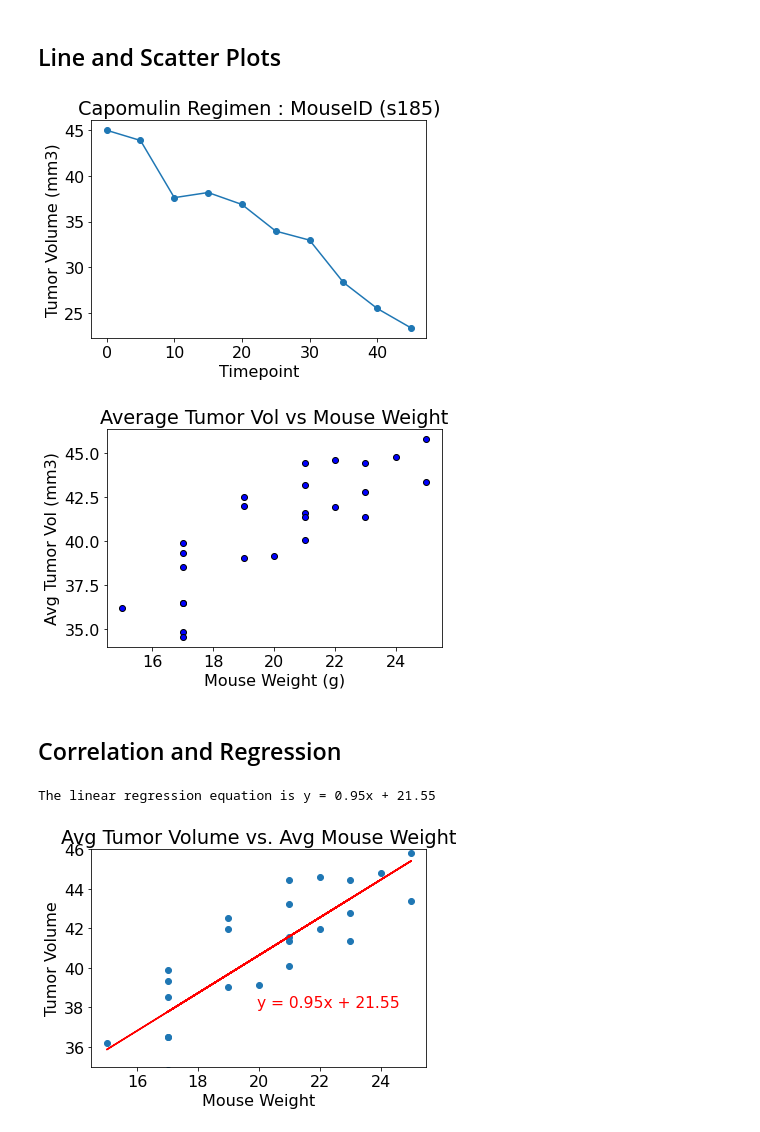
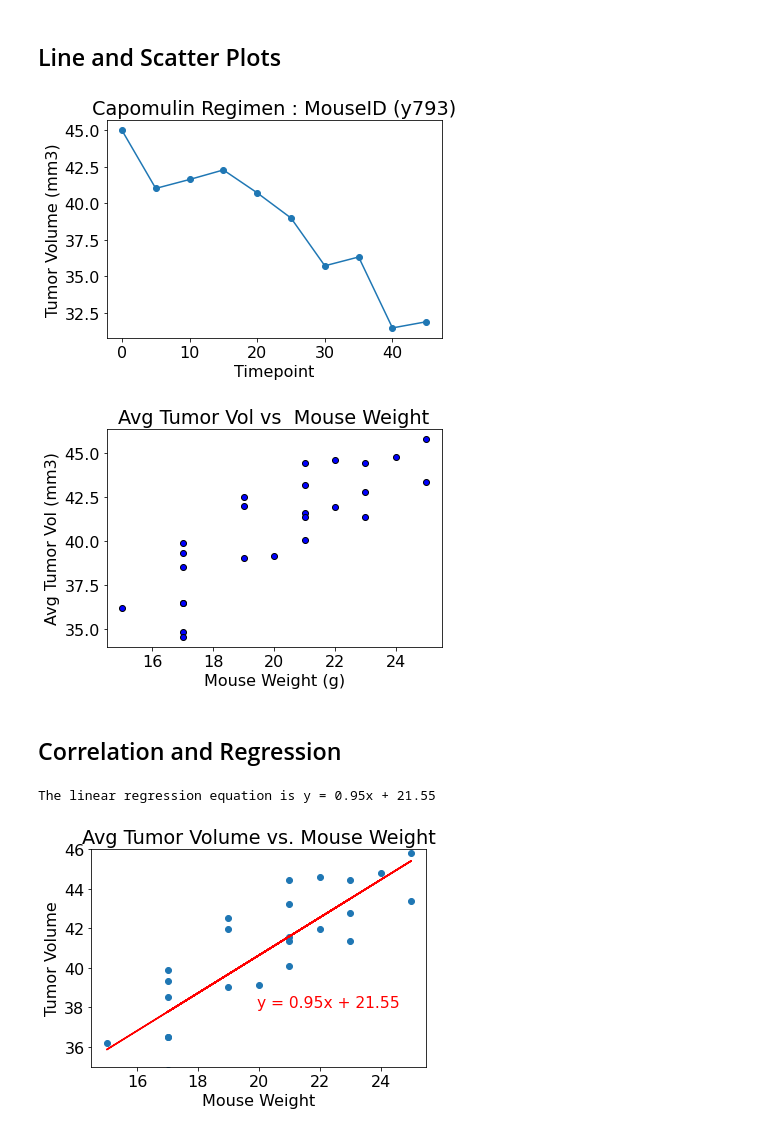
Before and after one commit to ZKeller22/UCI-Homework-Keller, a Jupyter notebook: matplotlib-challenge/Pymaceuticals/pymaceuticals_starter.ipynb, the cells around one changed output. Cells and saved outputs as stored; diff of their text form; code cells hidden in the pictures.

```diff
--- a/matplotlib-challenge/Pymaceuticals/pymaceuticals_starter.ipynb
+++ b/matplotlib-challenge/Pymaceuticals/pymaceuticals_starter.ipynb
@@ -368,21 +368,21 @@ plt.show()
 ## Line and Scatter Plots
 # %%
 #Isolate a data frame on a single mouse for a single drug
-a_mouse = data[['Timepoint', 'Tumor Volume (mm3)']].loc[(data['Drug Regimen'] == 'Capomulin') & (data['Mouse ID']=='s185')]
+a_mouse = data[['Timepoint', 'Tumor Volume (mm3)']].loc[(data['Drug Regimen'] == 'Capomulin') & (data['Mouse ID']=='y793')]
 a_mouse
 
 #Plot the result
 plt.plot(a_mouse['Timepoint'], a_mouse['Tumor Volume (mm3)'], marker='o')
-plt.title("Capomulin Regimen : MouseID (s185)")
+plt.title("Capomulin Regimen : MouseID (y793)")
 plt.ylabel("Tumor Volume (mm3)")
 plt.xlabel("Timepoint")
 
 #Display the Result
 plt.show()
 # %% [output]
-[figure, old version]
+[figure, new version]
 # %%
-# Calculate vol_weight for Capomulin and show only the Mouse ID Weight and Tunor Volume and group by the Mouse ID and Weight
+# Calculate vol_weight for Capomulin and show only the Mouse ID Weight and Tumor Volume and group by the Mouse ID and Weight
 
 vol_weight = data[(data["Drug Regimen"] == "Capomulin")]
 vol_weight = vol_weight[["Mouse ID", "Weight (g)", "Tumor Volume (mm3)"]]
@@ -403,7 +403,7 @@ plt.scatter(avg_vol_df["Weight (g)"],
             edgecolors='black')
 #Set Title and labels
 
-plt.title('Average Tumor Vol vs Mouse Weight')
+plt.title('Avg Tumor Vol vs  Mouse Weight')
 plt.xlabel('Mouse Weight (g)')
 plt.ylabel('Avg Tumor Vol (mm3)')
 
@@ -411,42 +411,41 @@ plt.ylabel('Avg Tumor Vol (mm3)')
 
 plt.show()
 # %% [output]
-[figure, old version]
+[figure, new version]
 # %% [markdown]
 ## Correlation and Regression
 # %%
-# Calculate the correlation coefficient and linear regression model
-# for mouse weight and average tumor volume for the Capomulin regimen
+# Calculate the correlation coefficient and linear regression model for mouse weight and average tumor volume for the Capomulin regimen
 x_values = avg_vol_df['Weight (g)']
 y_values = avg_vol_df['Tumor Volume (mm3)']
 
 # Calculate the linear regression
 
 (slope, intercept, rvalue, pvalue, stderr) = sts.linregress(x_values, y_values)
 line_eq = "y = " + str(round(slope,2)) + "x + " + str(round(intercept,2))
 #Print the linear equation
 
 print(f'The linear regression equation is {line_eq}')
 
 # plot line with scatter
 
 plt.scatter(x_values, y_values)
 
 #Set the title and labels
 
-plt.title('Avg Tumor Volume vs. Avg Mouse Weight')
+plt.title('Avg Tumor Volume vs. Mouse Weight')
 plt.xlabel('Mouse Weight')
 plt.ylabel('Tumor Volume')
 plt.ylim(35,46)
 
 # calculate regression values
 
 reg_values = x_values * slope + intercept
 plt.plot(x_values, reg_values, "r-")
 plt.annotate(line_eq,(19.95,38),fontsize=15.5,color="red")
 
 #Display the graph
 plt.show()
 # %% [output]
 The linear regression equation is y = 0.95x + 21.55
-[figure, old version]
+[figure, new version]
```
Also changed, not shown: parts of 2 cells of this notebook.
